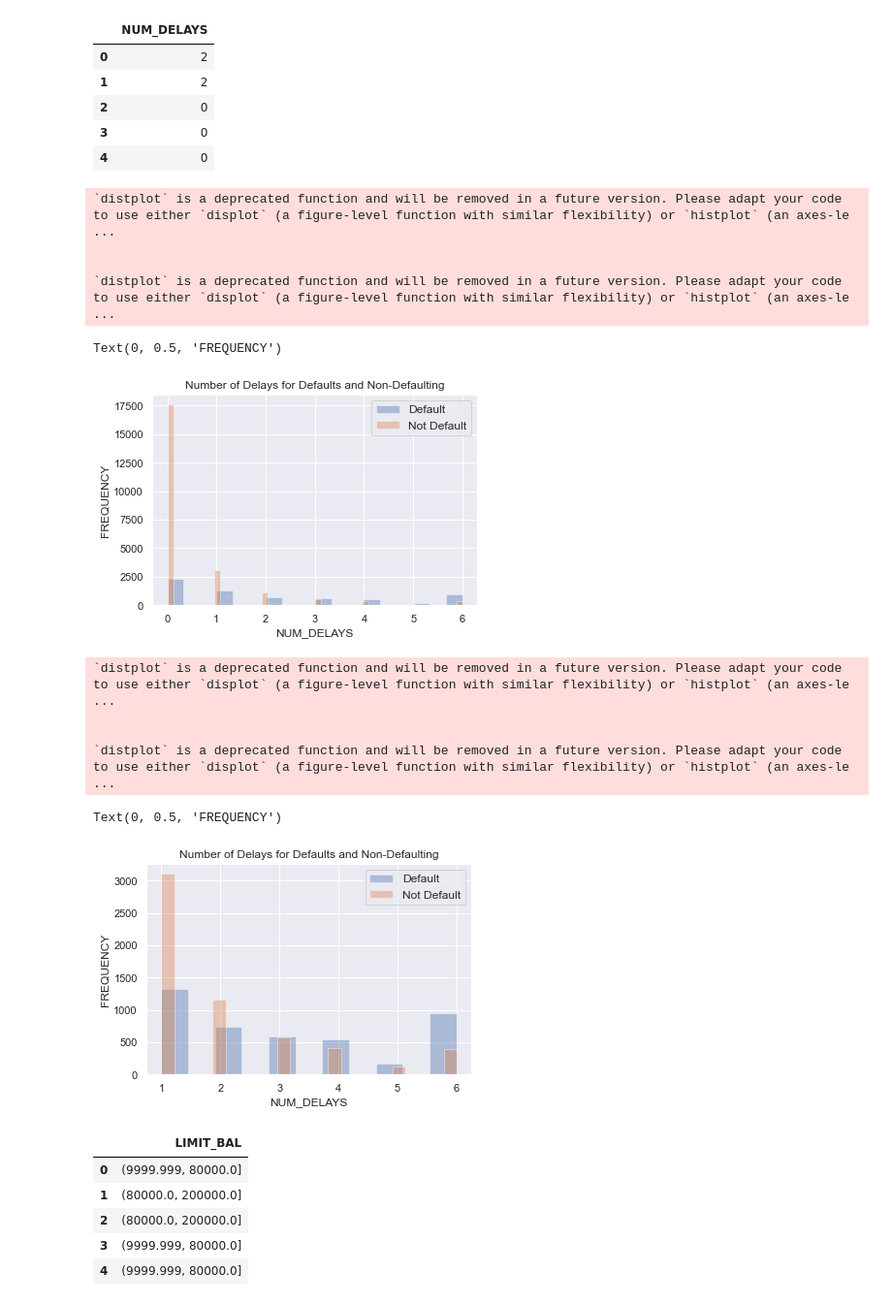
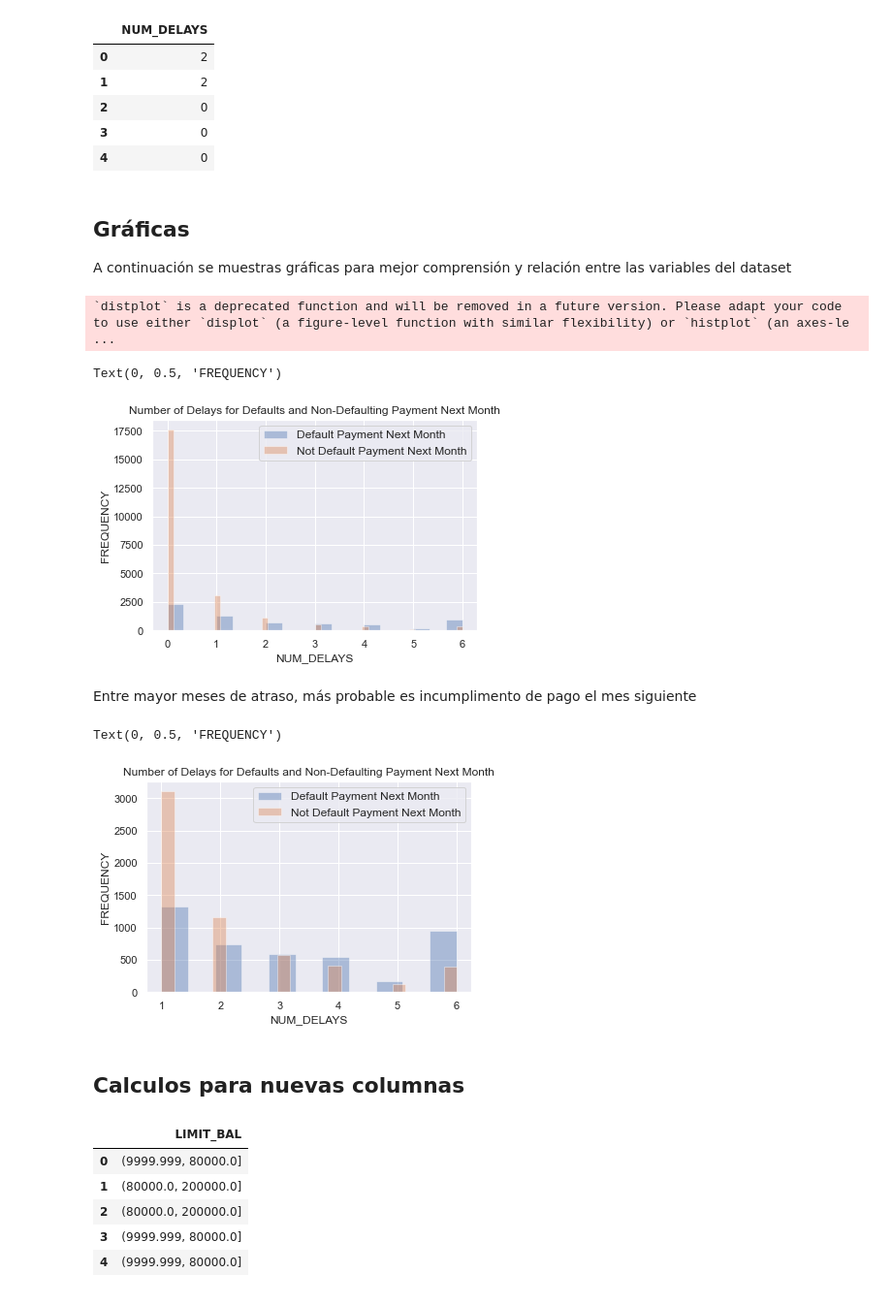
Before and after one commit to 18250MariaInes/Proyecto2-ds-credit-card-payment, a Jupyter notebook: Cleanig_Data_v2.ipynb, the cells around one changed output. Shown at 97% size. Cells and saved outputs as stored; diff of their text form; code cells hidden in the pictures.

```diff
--- a/Cleanig_Data_v2.ipynb
+++ b/Cleanig_Data_v2.ipynb
@@ -122,49 +132,49 @@ df_NUM_DELAYS.head()
 | 2 | 0 |
 | 3 | 0 |
 | 4 | 0 |
+# %% [markdown]
+## Gráficas
+A continuación se muestras gráficas para mejor comprensión y relación entre las variables del dataset
 # %%
 import seaborn as sns
 import matplotlib.pyplot as plt
 
 df_NUM_DELAYS_TARGET = pd.concat([df['default.payment.next.month'],df_NUM_DELAYS], axis=1)
 
 df_default_one = df_NUM_DELAYS_TARGET[df_NUM_DELAYS_TARGET['default.payment.next.month']== 1]
-sns.distplot(df_default_one['NUM_DELAYS'], kde=False, label="Default")
+sns.distplot(df_default_one['NUM_DELAYS'], kde=False, label="Default Payment Next Month")
 
 df_default_zero = df_NUM_DELAYS_TARGET[df_NUM_DELAYS_TARGET['default.payment.next.month']== 0]
-sns.distplot(df_default_zero['NUM_DELAYS'], kde=False, label="Not Default")
+sns.distplot(df_default_zero['NUM_DELAYS'], kde=False, label="Not Default Payment Next Month")
 
 # Plot formatting
 plt.legend(prop={'size': 12})
-plt.title('Number of Delays for Defaults and Non-Defaulting')
+plt.title('Number of Delays for Defaults and Non-Defaulting Payment Next Month')
 plt.xlabel('NUM_DELAYS')
 plt.ylabel('FREQUENCY')
 # %% [output]
 `distplot` is a deprecated function and will be removed in a future version. Please adapt your code to use either `displot` (a figure-level function with similar flexibility) or `histplot` (an axes-le ...
-
-
-`distplot` is a deprecated function and will be removed in a future version. Please adapt your code to use either `displot` (a figure-level function with similar flexibility) or `histplot` (an axes-le ...
 Text(0, 0.5, 'FREQUENCY')
-[figure, old version]
+[figure, new version]
+# %% [markdown]
+Entre mayor meses de atraso, más probable es incumplimento de pago el mes siguiente
 # %%
 df_NUM_DELAYS_not_zero = df_NUM_DELAYS_TARGET[df_NUM_DELAYS_TARGET['NUM_DELAYS'] > 0]
 
 df_default_one = df_NUM_DELAYS_not_zero[df_NUM_DELAYS_not_zero['default.payment.next.month']== 1]
-sns.distplot(df_default_one['NUM_DELAYS'], kde=False, label="Default")
+sns.distplot(df_default_one['NUM_DELAYS'], kde=False, label="Default Payment Next Month")
 
 df_default_zero = df_NUM_DELAYS_not_zero[df_NUM_DELAYS_not_zero['default.payment.next.month']== 0]
-sns.distplot(df_default_zero['NUM_DELAYS'], kde=False, label="Not Default")
+sns.distplot(df_default_zero['NUM_DELAYS'], kde=False, label="Not Default Payment Next Month")
 
 # Plot formatting
 plt.legend(prop={'size': 12})
-plt.title('Number of Delays for Defaults and Non-Defaulting')
+plt.title('Number of Delays for Defaults and Non-Defaulting Payment Next Month')
 plt.xlabel('NUM_DELAYS')
 plt.ylabel('FREQUENCY')
 # %% [output]
-`distplot` is a deprecated function and will be removed in a future version. Please adapt your code to use either `displot` (a figure-level function with similar flexibility) or `histplot` (an axes-le ...
-
-
-`distplot` is a deprecated function and will be removed in a future version. Please adapt your code to use either `displot` (a figure-level function with similar flexibility) or `histplot` (an axes-le ...
+Text(0, 0.5, 'FREQUENCY')
-Text(0, 0.5, 'FREQUENCY')
-[figure, old version]
+[figure, new version]
+# %% [markdown]
+## Calculos para nuevas columnas
 # %%
```
Also changed, not shown: parts of 13 cells of this notebook, 5 other files.
